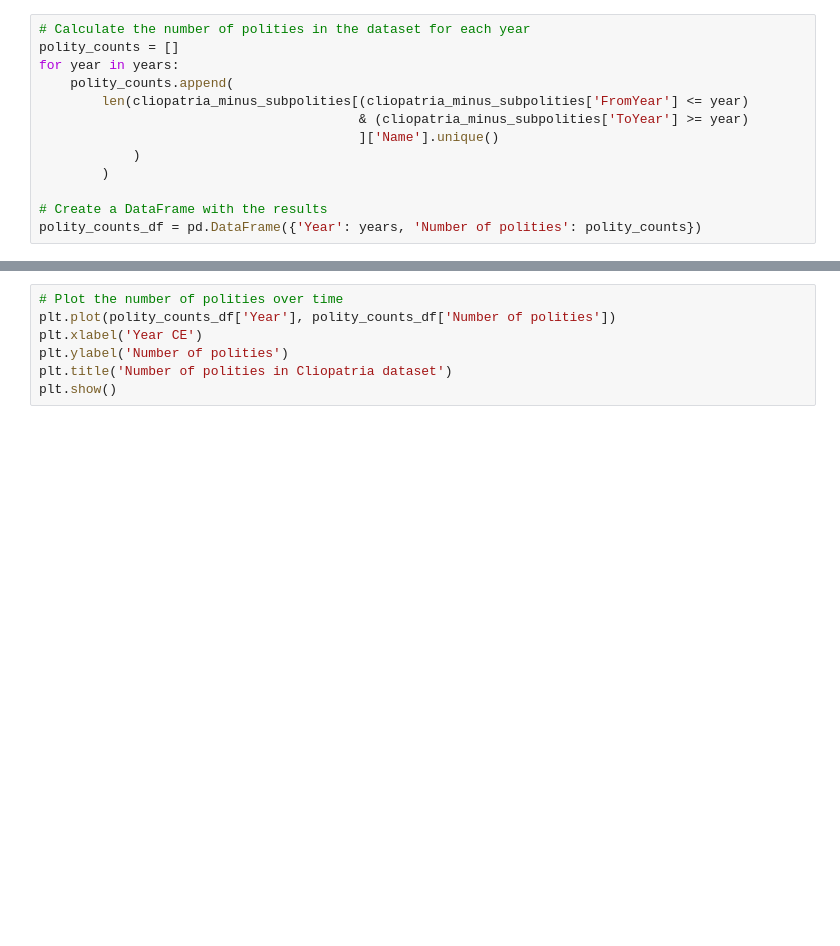
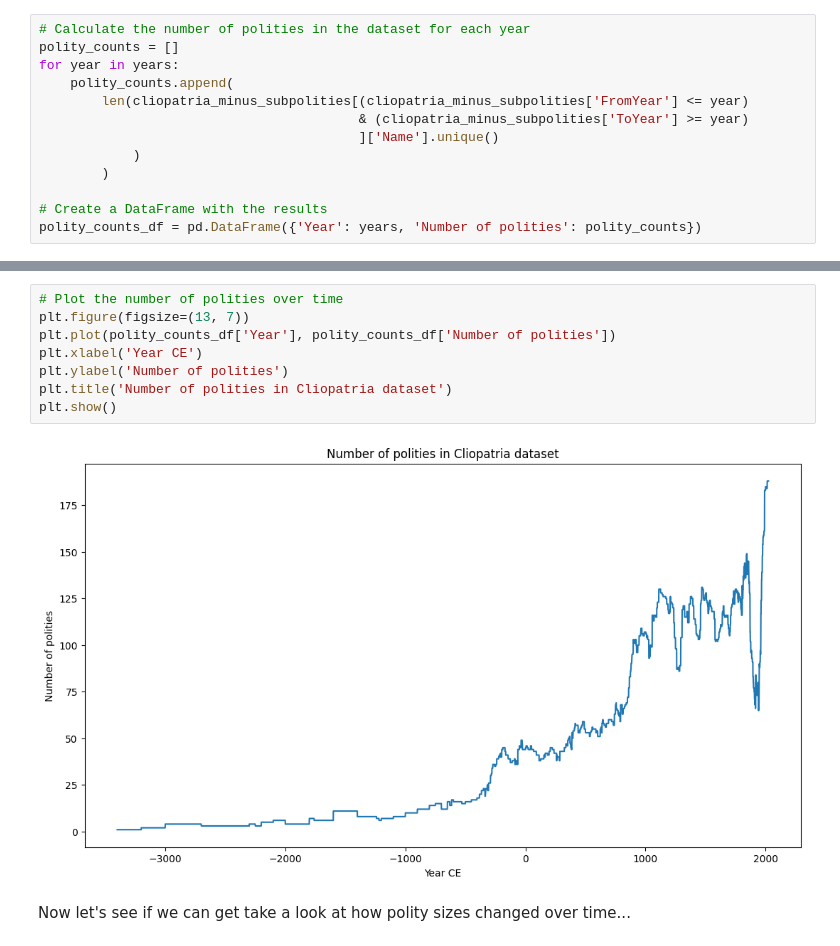
Before and after one commit to Seshat-Global-History-Databank/cliopatria, a Jupyter notebook: notebooks/stats.ipynb, the cells around one changed output, grey strips where cells are left out. Saved outputs shown, nothing was run; the diff lists cells and outputs as text; blank space fills up the shorter version.

```diff
--- a/notebooks/stats.ipynb
+++ b/notebooks/stats.ipynb
@@ -37,7 +61,12 @@ polity_counts_df.sample(5)
 # %%
 # Plot the number of polities over time
+plt.figure(figsize=(13, 7))
 plt.plot(polity_counts_df['Year'], polity_counts_df['Number of polities'])
 plt.xlabel('Year CE')
 plt.ylabel('Number of polities')
 plt.title('Number of polities in Cliopatria dataset')
 plt.show()
+# %% [output]
+[figure, added]
+# %% [markdown]
+Now let's see if we can get take a look at how polity sizes changed over time...
```
Also changed, not shown: parts of 9 cells of this notebook.
